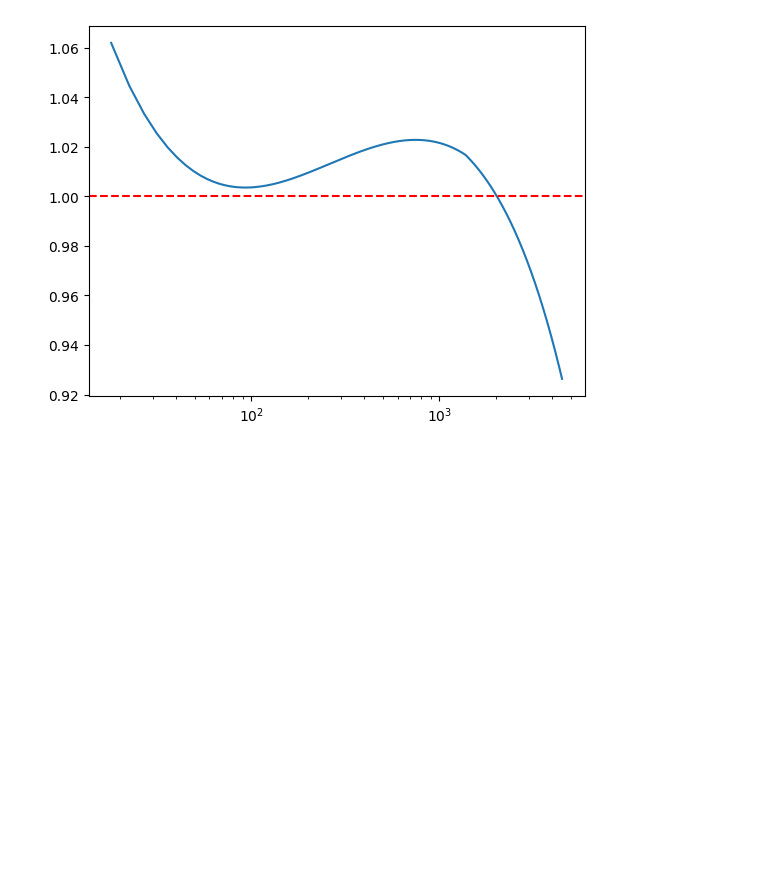
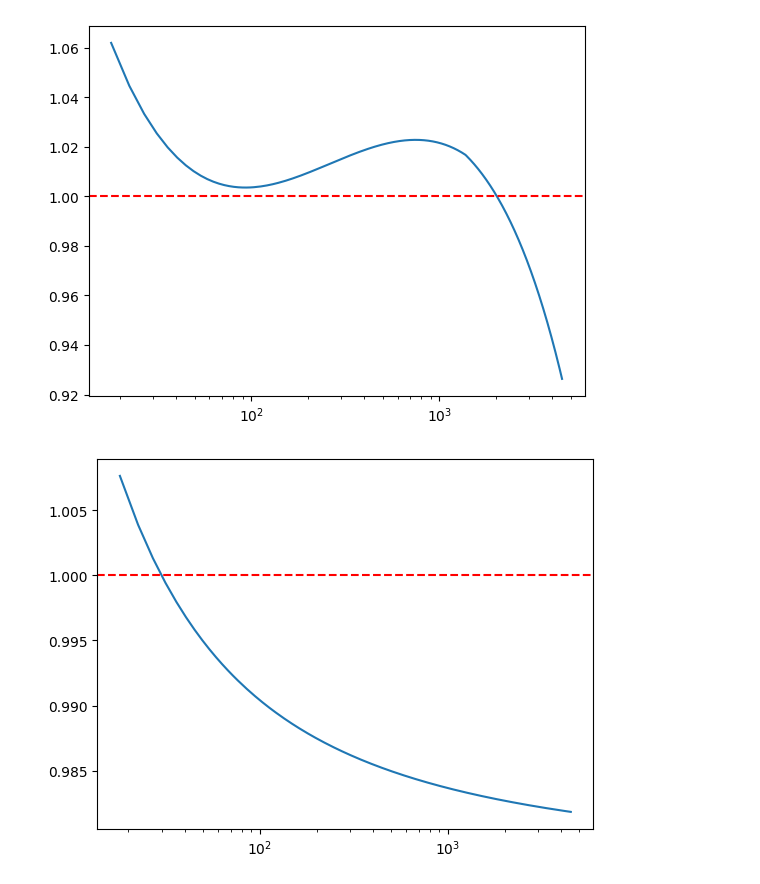
Before and after one commit to PocketCoffea/AnalysisConfigs, a Jupyter notebook: notebooks/fit_test.ipynb, the cells around one changed output. Cells and saved outputs as stored; diff of their text form; code cells hidden in the pictures; blank space fills up the shorter version.

```diff
--- a/notebooks/fit_test.ipynb
+++ b/notebooks/fit_test.ipynb
@@ -303,3 +331,41 @@ plt.axhline(y=1, color='r', linestyle='--')
 plt.show()
 # %% [output]
 [figure]
+# %%
+# define the function to fit with 9 parameters
+def std_gaus(x, p0, p1, p2, p3, p4, p5, p6, p7, p8):
+    return (
+        p0
+        + p1 / (np.log10(x) ** 2 + p2)
+        + p3 * np.exp(-p4 * (np.log10(x) - p5) ** 2)
+        + p6 * np.exp(-p7 * (np.log10(x) - p8) ** 2)
+    )
+p_initial = [
+            0.97,
+            10,
+            +0.5,
+            -0.5,
+            0.5,
+            2.5,
+            0,0,0
+]
+p_initial = [
+            0.9711944049901806525,
+            0.05100162783645151,
+            0.15438656997478406,
+            0.006970788303348081,
+            0.0010614731369840119,
+            0.02236118077173509,
+            0,0,0
+]
+
+# draw
+x = np.linspace(18, 4500, 1000)
+plt.plot(x, std_gaus(x, *p_initial), label="function")
+# x log scale
+plt.xscale("log")
+#plot line at 1
+plt.axhline(y=1, color='r', linestyle='--')
+plt.show()
+# %% [output]
+[figure, added]
```
Also changed, not shown: parts of 9 cells of this notebook, 4 other files.
